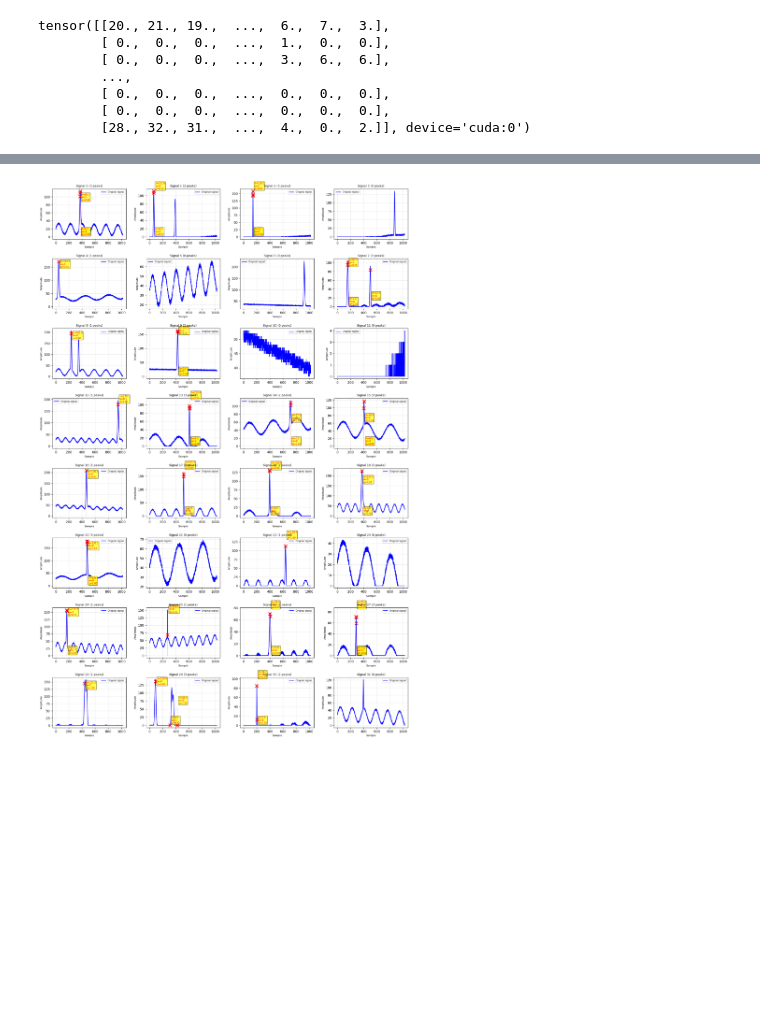
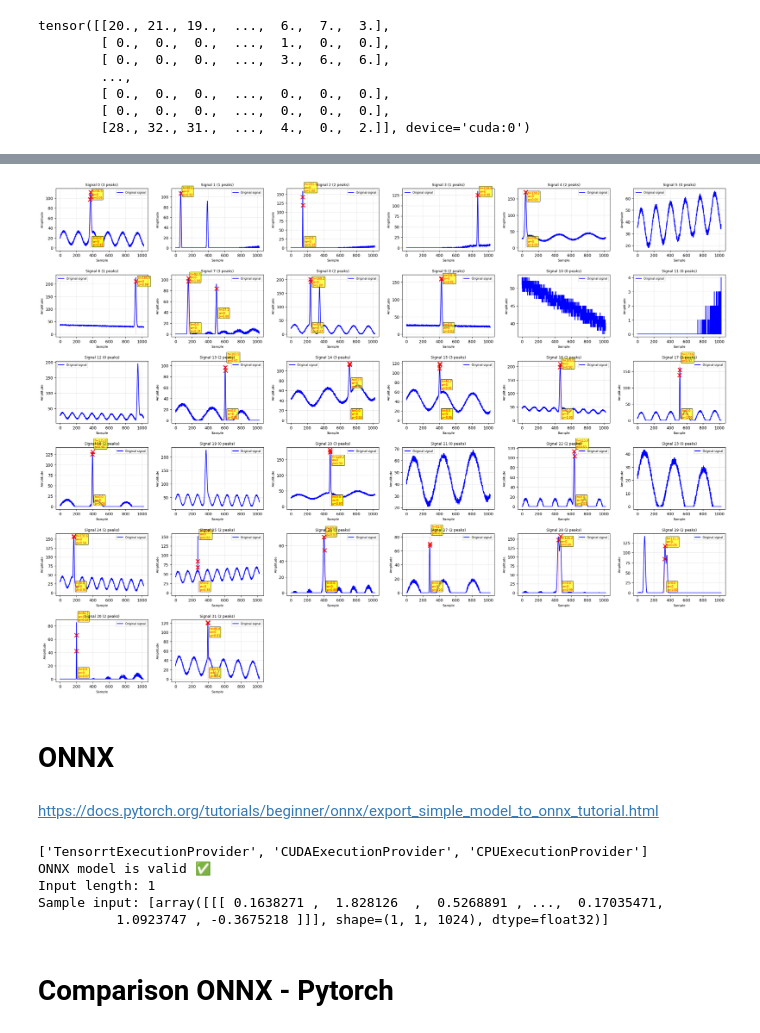
Before and after one commit to fabiolapasini/1DSignalProcessing, a Jupyter notebook: notebooks/test_inference.ipynb, the cells around one changed output, grey strips where cells are left out. Drawn from its saved outputs; the diff is of its cells as text; code cells hidden in the pictures; blank space fills up the shorter version.

Commit message:
feat: add onnx inference notebook and made the run save export the onnx

```diff
--- a/notebooks/test_inference.ipynb
+++ b/notebooks/test_inference.ipynb
@@ -1,8 +1,9 @@
 # %%
+import os
 import sys
-import os
 import torch
 import numpy as np
+import polars as pl
 import matplotlib.pyplot as plt
 
 # Add project root to path
@@ -24,6 +25,8 @@ train_split = 0.75
 val_split = 0.15
 seed = 42
 
+threshold = 0.009
+
 # -------------------- CONFIGURATION --------------------
 model_path = "../networks/final_model.pt"
 device = "cuda" if torch.cuda.is_available() else "cpu"
@@ -157,7 +164,6 @@ for i in range(signals.shape[0]):
     plt.figure(figsize=(6, 3))
     plt.plot(signal_example, label="Original signal", linewidth=1.5, color='blue')
 
-    threshold = 0.01
     peak_indices = np.where(positions_pred > threshold)[0]
     peak_probs = positions_pred[peak_indices]
 
@@ -172,7 +178,6 @@ for i in range(signals.shape[0]):
     peak_probs = peak_probs[sort_idx]
 
     num_peaks = len(peak_indices)
-
     if num_peaks > 0:
         for idx in range(num_peaks):
             pos = peak_indices[idx]
@@ -224,7 +229,7 @@ for i in range(signals.shape[0]):
 # %%
 # -------------------- VISUALIZATION: TOP 3 PEAKS --------------------
 num_signals = signals.shape[0]
-cols = 4
+cols = 6
 rows = (num_signals + cols - 1) // cols
 
 fig, axes = plt.subplots(rows, cols, figsize=(cols * 4, rows * 3))
@@ -239,7 +244,6 @@ for i in range(num_signals):
 
     ax.plot(signal_example, label="Original signal", linewidth=1.5, color='blue')
 
-    threshold = 0.01
     peak_indices = np.where(positions_pred > threshold)[0]
     peak_probs = positions_pred[peak_indices]
 
@@ -259,31 +263,67 @@ for i in range(num_signals):
             pos = peak_indices[idx]
             height = heights_pred[idx]
             width = widths_pred[idx]
 
             start = pos - width / 2
             stop = pos + width / 2
 
             ax.fill_between([start, stop], 0, height, alpha=0.3, color='red')
             ax.hlines(height, start, stop, colors='red', linewidth=2)
             ax.scatter([pos], [signal_example[int(pos)]],
                        s=100, color='red', marker='x', linewidths=2, zorder=5)
 
             ax.annotate(f'h={height:.1f}\nw={width:.0f}\np={peak_probs[idx]:.2f}',
                         xy=(pos, height),
                         xytext=(5, 5), textcoords='offset points',
                         fontsize=7, color='red',
                         bbox=dict(boxstyle='round,pad=0.2', facecolor='yellow', alpha=0.7))
 
     ax.set_title(f"Signal {i} ({num_peaks} peaks)", fontsize=9)
     ax.set_xlabel("Sample", fontsize=8)
     ax.set_ylabel("Amplitude", fontsize=8)
     ax.legend(fontsize=7)
     ax.grid(True, alpha=0.3)
 
 for j in range(num_signals, len(axes)):
     axes[j].axis('off')
 
 plt.tight_layout()
 plt.show()
 # %% [output]
-[figure, old version]
+[figure, new version]
+# %% [markdown]
+# ONNX
+# %% [markdown]
+https://docs.pytorch.org/tutorials/beginner/onnx/export_simple_model_to_onnx_tutorial.html
+# %%
+import onnxruntime
+import onnx
+print(onnxruntime.get_available_providers())
+
+onnx_path = "../networks/peak_detection_model.onnx"
+onnx_model = onnx.load(onnx_path)
+onnx.checker.check_model(onnx_model)
+print("ONNX model is valid ✅")
+
+example_inputs = (torch.randn(1, 1, model.signal_length),)
+onnx_inputs = [tensor.numpy(force=True) for tensor in example_inputs]
+print(f"Input length: {len(onnx_inputs)}")
+print(f"Sample input: {onnx_inputs}")
+
+ort_session = onnxruntime.InferenceSession(
+   # onnx_path, providers=["CPUExecutionProvider"]
+    onnx_path, providers=["CUDAExecutionProvider"]
+)
+
+onnxruntime_input = {input_arg.name: input_value for input_arg, input_value in zip(ort_session.get_inputs(), onnx_inputs)}
+
+# ONNX Runtime returns a list of outputs
+onnxruntime_outputs = ort_session.run(None, onnxruntime_input)[0]
+# %% [output]
+['TensorrtExecutionProvider', 'CUDAExecutionProvider', 'CPUExecutionProvider']
+ONNX model is valid ✅
+Input length: 1
+Sample input: [array([[[ 0.1638271 ,  1.828126  ,  0.5268891 , ...,  0.17035471,
+          1.0923747 , -0.3675218 ]]], shape=(1, 1, 1024), dtype=float32)]
+# %% [markdown]
+# Comparison ONNX - Pytorch
```
Also changed, not shown: parts of 19 cells of this notebook, 2 other files.
